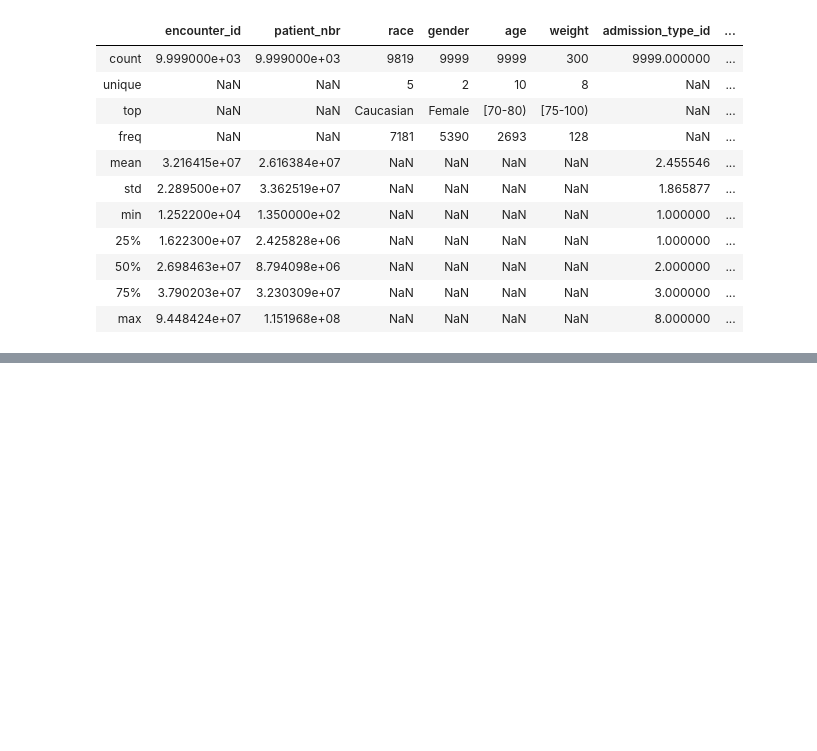
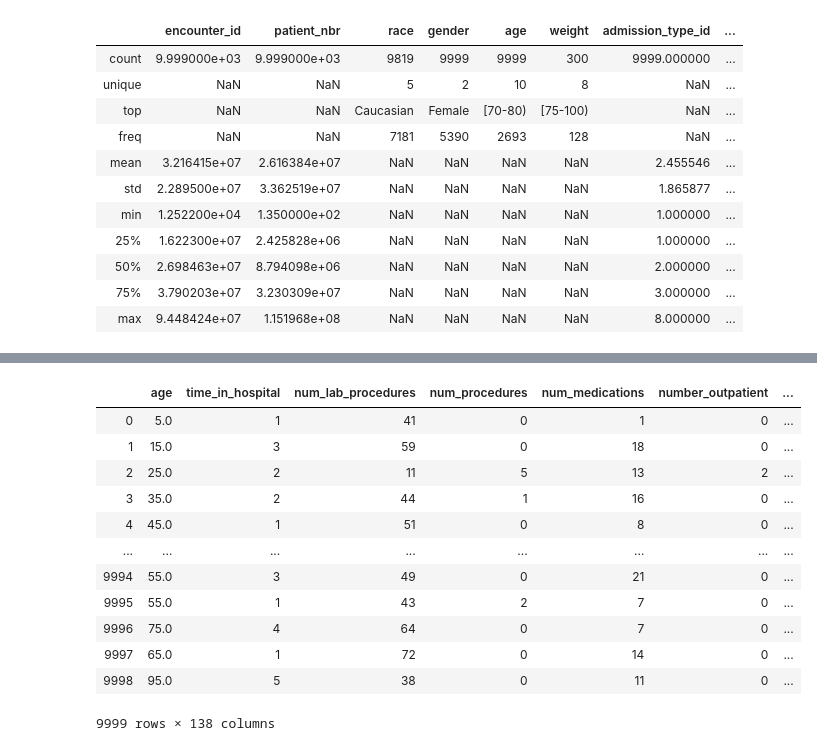
Before and after one commit to SimeonHey/diabetes-130-ds-final, a Jupyter notebook: Playin.ipynb, the cells around one changed output, grey strips where cells are left out. Cells and saved outputs as stored; diff of their text form; code cells hidden in the pictures; blank space fills up the shorter version.

```diff
--- a/Playin.ipynb
+++ b/Playin.ipynb
@@ -57,0 +217,4 @@ np.any(original['metformin-pioglitazone'] != 'No')
+# %%
+labels = df["readmitted"].values
+df.drop("readmitted", axis=1, inplace=True)
+df.head()
@@ -57,0 +228,4 @@ np.any(original['metformin-pioglitazone'] != 'No')
+# %%
+id_cols = ['admission_type_id', 'discharge_disposition_id', 'admission_source_id']
+categorical_cols = df.select_dtypes(include='object').columns
+categorical_cols
@@ -57,0 +239,6 @@ np.any(original['metformin-pioglitazone'] != 'No')
+# %%
+from sklearn.preprocessing import LabelBinarizer
+
+to_bin = np.concatenate([id_cols, categorical_cols])
+print(to_bin)
+to_bin.shape
@@ -57,0 +262,22 @@ np.any(original['metformin-pioglitazone'] != 'No')
+# %%
+from sklearn.preprocessing import LabelBinarizer
+
+def bin_column(df, cols):
+    return pd.get_dummies(df, columns=cols, drop_first=True)
+
+df = bin_column(df, to_bin)
+df
+# %% [output]
+|  | age | time_in_hospital | num_lab_procedures | num_procedures | num_medications | number_outpatient | ... |
+| 0 | 5.0 | 1 | 41 | 0 | 1 | 0 | ... |
+| 1 | 15.0 | 3 | 59 | 0 | 18 | 0 | ... |
+| 2 | 25.0 | 2 | 11 | 5 | 13 | 2 | ... |
+| 3 | 35.0 | 2 | 44 | 1 | 16 | 0 | ... |
+| 4 | 45.0 | 1 | 51 | 0 | 8 | 0 | ... |
+| ... | ... | ... | ... | ... | ... | ... | ... |
+| 9994 | 55.0 | 3 | 49 | 0 | 21 | 0 | ... |
+| 9995 | 55.0 | 1 | 43 | 2 | 7 | 0 | ... |
+| 9996 | 75.0 | 4 | 64 | 0 | 7 | 0 | ... |
+| 9997 | 65.0 | 1 | 72 | 0 | 14 | 0 | ... |
+| 9998 | 95.0 | 5 | 38 | 0 | 11 | 0 | ... |
+9999 rows × 138 columns
```
Also changed, not shown: parts of 21 cells of this notebook, 2 other files.
